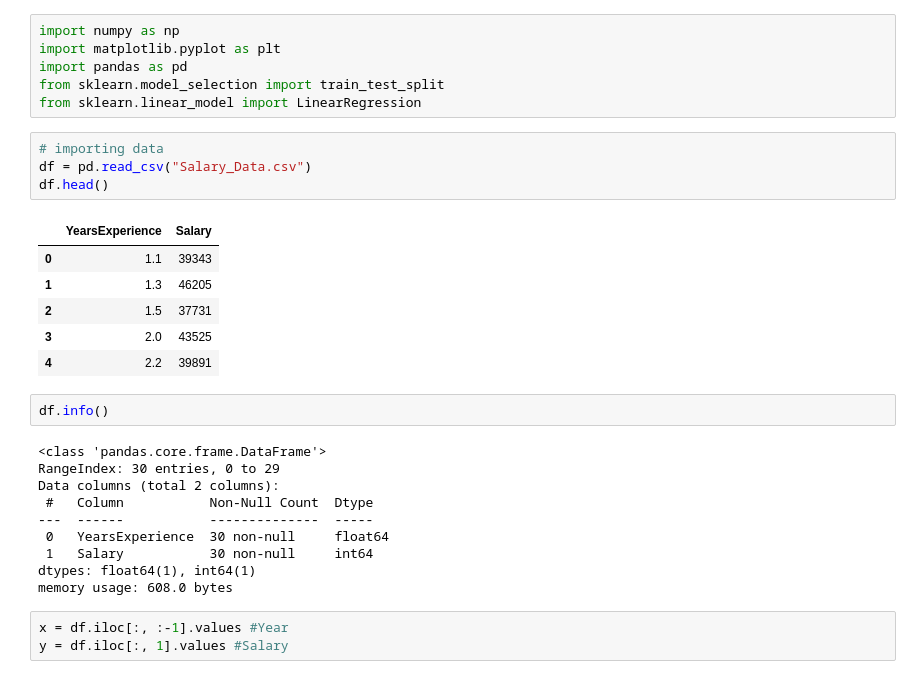
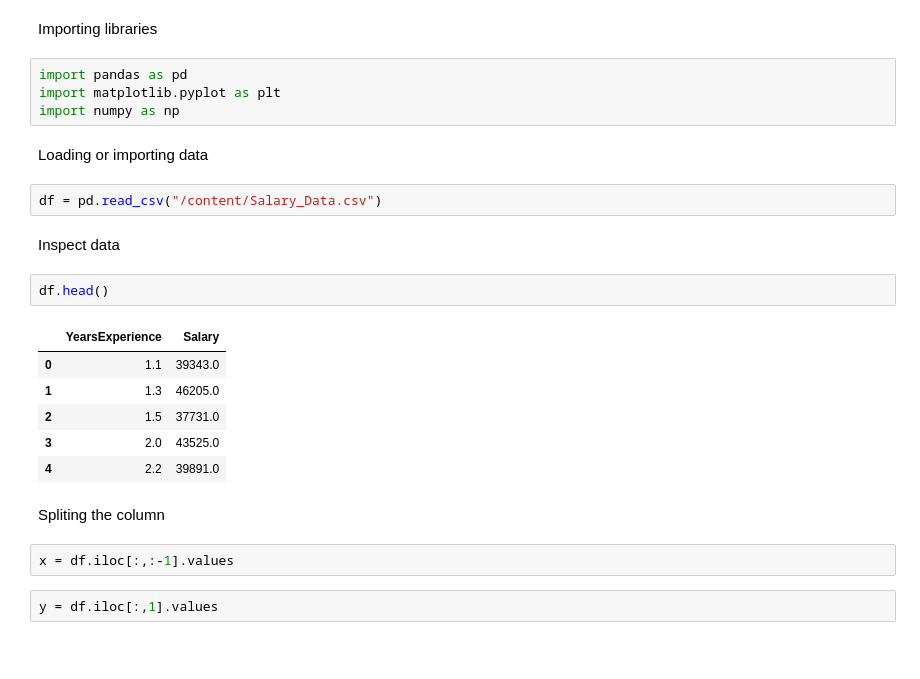
Before and after one commit to Ritu-95/python_code, a Jupyter notebook: Linear_Regression.ipynb, the cells around one changed output. Drawn from its saved outputs; the diff is of its cells as text; blank space fills up the shorter version.

```diff
--- a/Linear_Regression.ipynb
+++ b/Linear_Regression.ipynb
@@ -10,35 +3,30 @@
+# %% [markdown]
+Importing libraries
 # %%
+import pandas as pd
+import matplotlib.pyplot as plt
 import numpy as np
-import matplotlib.pyplot as plt
-import pandas as pd
-from sklearn.model_selection import train_test_split
-from sklearn.linear_model import LinearRegression
+# %% [markdown]
+Loading or importing data
 # %%
-# importing data
-df = pd.read_csv("Salary_Data.csv")
-df.head()
+df = pd.read_csv("/content/Salary_Data.csv")
-# %% [output]
-|  | YearsExperience | Salary |
-| 0 | 1.1 | 39343 |
-| 1 | 1.3 | 46205 |
-| 2 | 1.5 | 37731 |
-| 3 | 2.0 | 43525 |
-| 4 | 2.2 | 39891 |
+# %% [markdown]
+Inspect data
 # %%
-df.info()
+df.head()
 # %% [output]
-<class 'pandas.core.frame.DataFrame'>
-RangeIndex: 30 entries, 0 to 29
-Data columns (total 2 columns):
- #   Column           Non-Null Count  Dtype
----  ------           --------------  -----
- 0   YearsExperience  30 non-null     float64
- 1   Salary           30 non-null     int64
-dtypes: float64(1), int64(1)
-memory usage: 608.0 bytes
+|  | YearsExperience | Salary |
+| 0 | 1.1 | 39343.0 |
+| 1 | 1.3 | 46205.0 |
+| 2 | 1.5 | 37731.0 |
+| 3 | 2.0 | 43525.0 |
+| 4 | 2.2 | 39891.0 |
+# %% [markdown]
+Spliting the column
 # %%
-x = df.iloc[:, :-1].values #Year
-y = df.iloc[:, 1].values #Salary
+x = df.iloc[:,:-1].values
+# %%
+y = df.iloc[:,1].values
 # %%
 y
 # %% [output]
```
Also changed, not shown: parts of 32 cells of this notebook.
